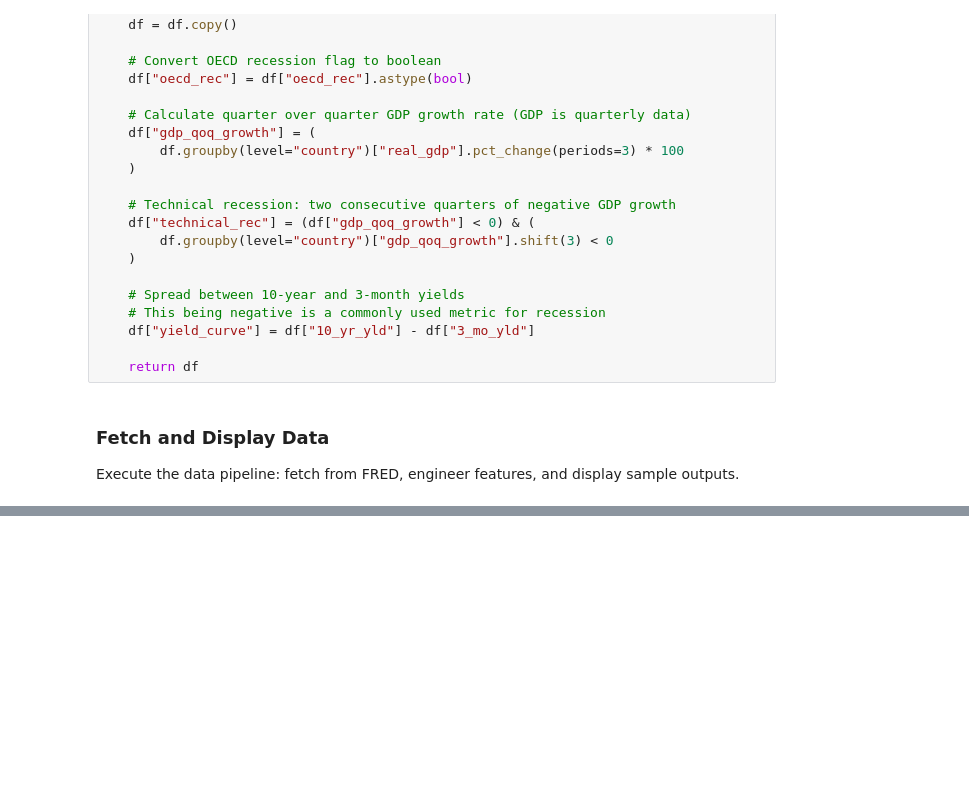
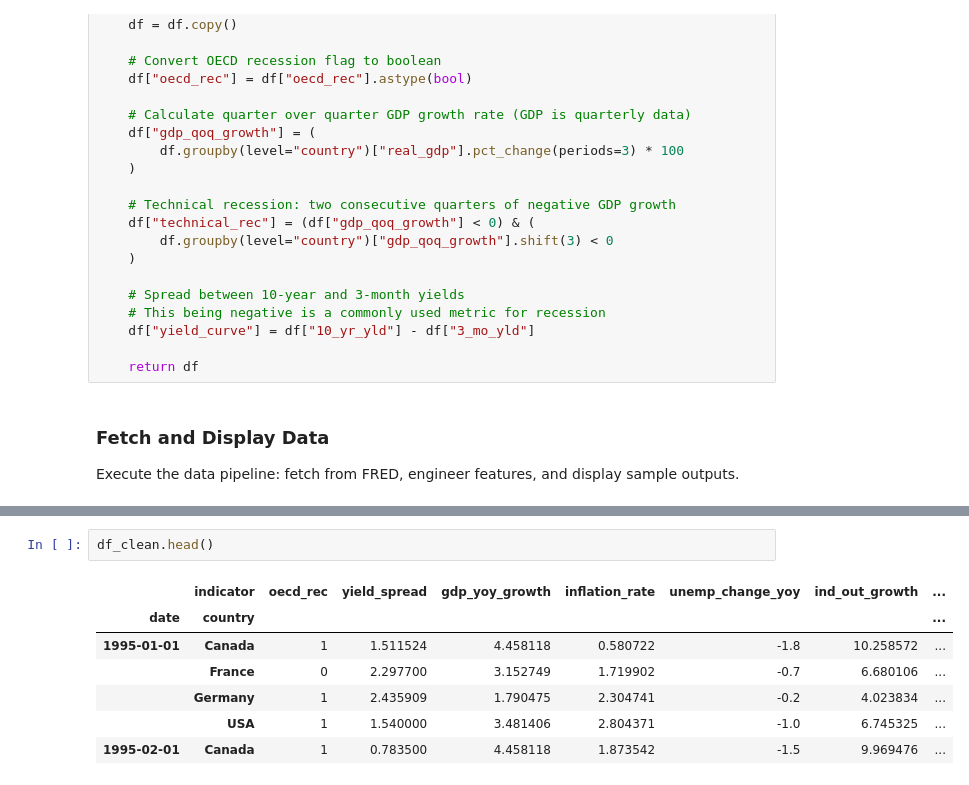
Before and after one commit to tn-shi/MADS-Milestone-II, a Jupyter notebook: Milestone_II_Dataset.ipynb, the cells around one changed output, grey strips where cells are left out. Cells and saved outputs as stored; diff of their text form; blank space fills up the shorter version.

Commit message:
Sample data cleanning

```diff
--- a/Milestone_II_Dataset.ipynb
+++ b/Milestone_II_Dataset.ipynb
@@ -455,0 +610,10 @@ print(df_display.loc["2008-06-01":"2009-06-01"].round(2))
+# %%
+df_clean.head()
+# %% [output]
+|  | indicator | oecd_rec | yield_spread | gdp_yoy_growth | inflation_rate | unemp_change_yoy | ind_out_growth | ... |
+| date | country |  |  |  |  |  |  | ... |
+| 1995-01-01 | Canada | 1 | 1.511524 | 4.458118 | 0.580722 | -1.8 | 10.258572 | ... |
+|  | France | 0 | 2.297700 | 3.152749 | 1.719902 | -0.7 | 6.680106 | ... |
+|  | Germany | 1 | 2.435909 | 1.790475 | 2.304741 | -0.2 | 4.023834 | ... |
+|  | USA | 1 | 1.540000 | 3.481406 | 2.804371 | -1.0 | 6.745325 | ... |
+| 1995-02-01 | Canada | 1 | 0.783500 | 4.458118 | 1.873542 | -1.5 | 9.969476 | ... |
```
Also changed, not shown: parts of 12 cells of this notebook, 5 other files.
